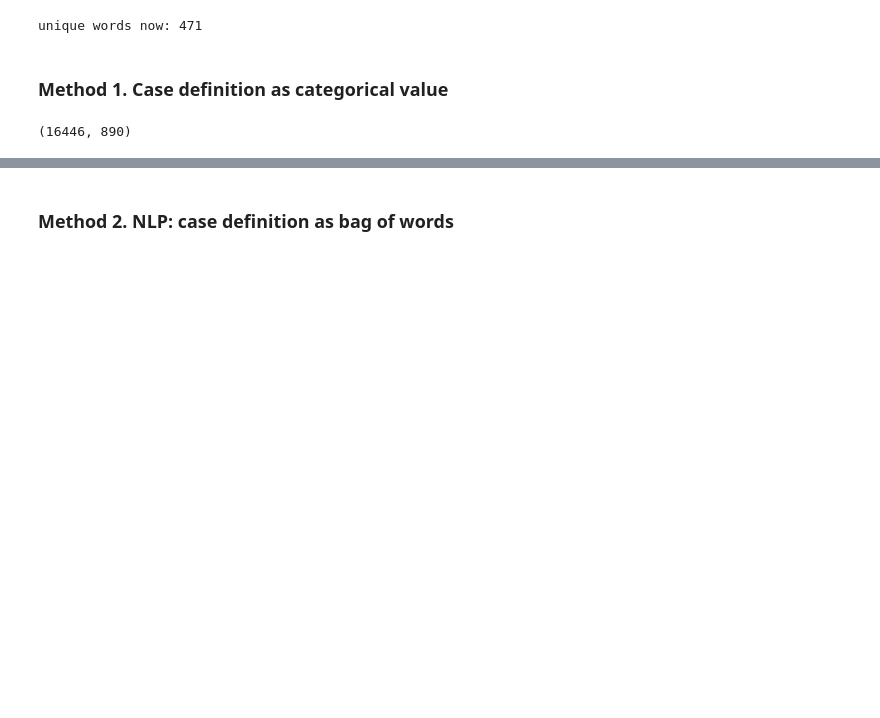
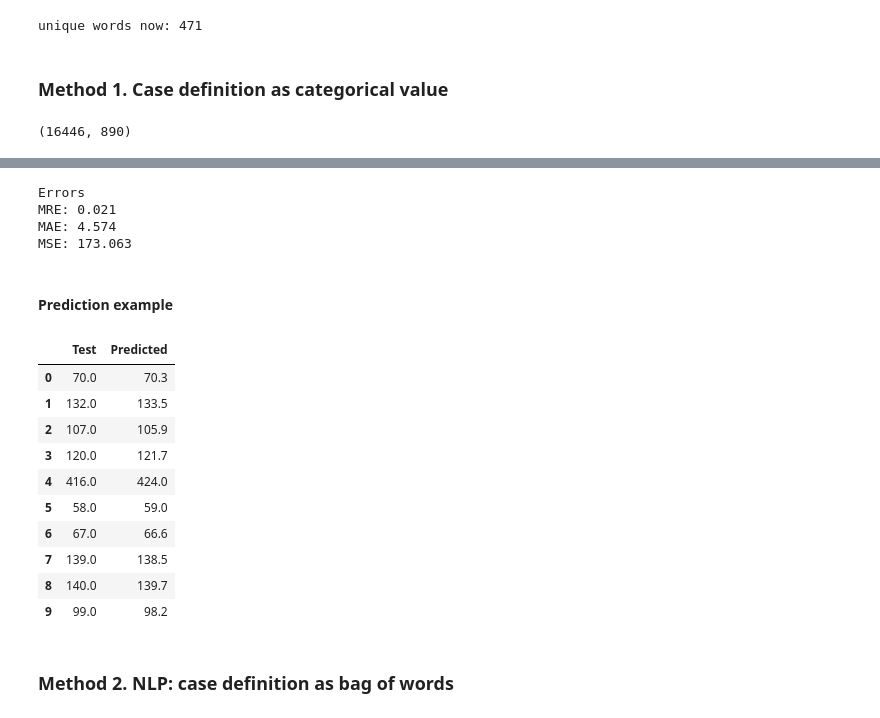
Before and after one commit to IwanVonNeumann/DataScienceTask_02, a Jupyter notebook: CivilCases.ipynb, the cells around one changed output, grey strips where cells are left out. Saved outputs shown, nothing was run; the diff lists cells and outputs as text; code cells hidden in the pictures; blank space fills up the shorter version.

```diff
--- a/CivilCases.ipynb
+++ b/CivilCases.ipynb
@@ -322,0 +354,4 @@ df.shape
+# %%
+rf = RandomForestRegressor(random_state=0)
+# %%
+rf.fit(X_train, y_train)
@@ -322,0 +403,2 @@ df.shape
+# %%
+y_pred = rf.predict(X_test)
@@ -323,3 +409,32 @@ df.shape
+# %%
+print("Errors")
+print("MRE: {:.3f}".format(mre))
+print("MAE: {:.3f}".format(mae))
+print("MSE: {:.3f}".format(mse))
+# %% [output]
+Errors
+MRE: 0.021
+MAE: 4.574
+MSE: 173.063
+# %% [markdown]
+#### Prediction example
+# %%
+n_ex = 10
+pred_ex_df = pd.DataFrame(data=list(zip(y_test[:n_ex], y_pred[:n_ex])), columns=["Test", "Predicted"])
+# %%
+pred_ex_df
+# %% [output]
+|  | Test | Predicted |
+| 0 | 70.0 | 70.3 |
+| 1 | 132.0 | 133.5 |
+| 2 | 107.0 | 105.9 |
+| 3 | 120.0 | 121.7 |
+| 4 | 416.0 | 424.0 |
+| 5 | 58.0 | 59.0 |
+| 6 | 67.0 | 66.6 |
+| 7 | 139.0 | 138.5 |
+| 8 | 140.0 | 139.7 |
+| 9 | 99.0 | 98.2 |
 # %% [markdown]
 ### Method 2. NLP: case definition as bag of words
 # %%
```
Also changed, not shown: parts of 17 cells of this notebook.
